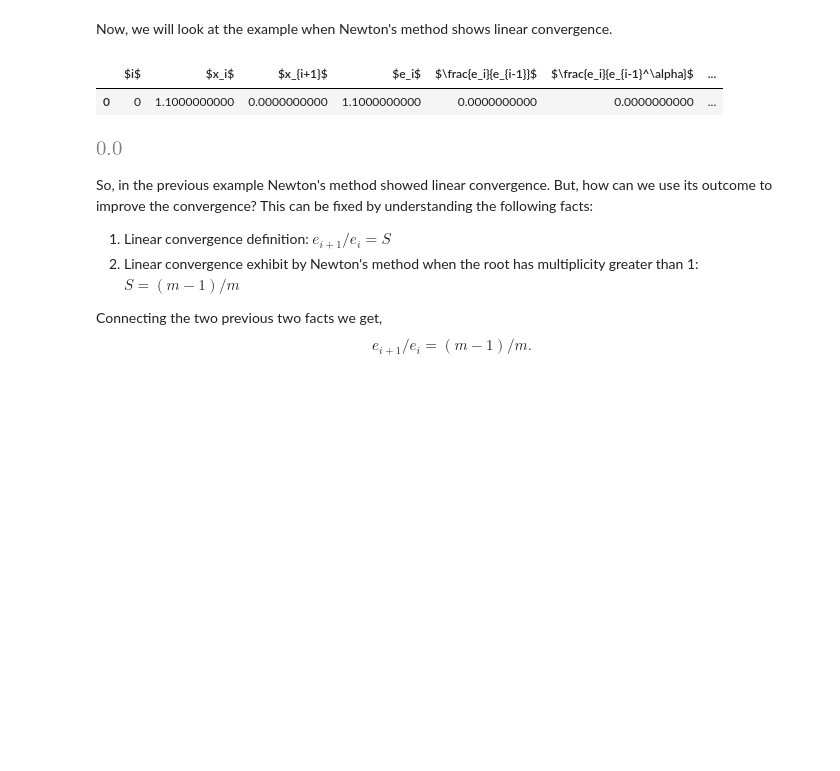
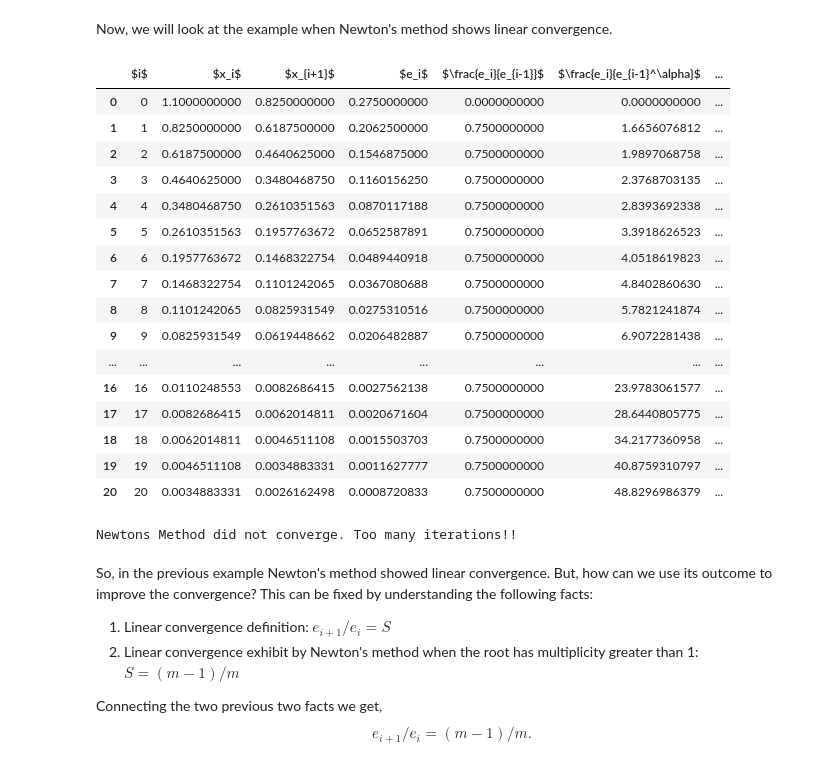
Before and after one commit to tclaudioe/Scientific-Computing-V3, a Jupyter notebook: 03_roots_of_1D_functions.ipynb, the cells around one changed output. Cells and saved outputs as stored; diff of their text form; code cells hidden in the pictures; blank space fills up the shorter version.

```diff
--- a/03_roots_of_1D_functions.ipynb
+++ b/03_roots_of_1D_functions.ipynb
@@ -582,11 +572,26 @@ Now, we will look at the example when Newton's method shows linear convergence.
 # %%
 f = lambda x: x**4
 fp = lambda x: 4*x**3 # the derivative of f
-newton_method(f, fp, 1.1, rel_error=1e-1, m=4, maxNumberIterations=20)
+newton_method(f, fp, 1.1, rel_error=1e-1, m=1, maxNumberIterations=20)
 # %% [output]
 |  | $i$ | $x_i$ | $x_{i+1}$ | $e_i$ | $\frac{e_i}{e_{i-1}}$ | $\frac{e_i}{e_{i-1}^\alpha}$ | ... |
-| 0 | 0 | 1.1000000000 | 0.0000000000 | 1.1000000000 | 0.0000000000 | 0.0000000000 | ... |
+| 0 | 0 | 1.1000000000 | 0.8250000000 | 0.2750000000 | 0.0000000000 | 0.0000000000 | ... |
+| 1 | 1 | 0.8250000000 | 0.6187500000 | 0.2062500000 | 0.7500000000 | 1.6656076812 | ... |
+| 2 | 2 | 0.6187500000 | 0.4640625000 | 0.1546875000 | 0.7500000000 | 1.9897068758 | ... |
+| 3 | 3 | 0.4640625000 | 0.3480468750 | 0.1160156250 | 0.7500000000 | 2.3768703135 | ... |
+| 4 | 4 | 0.3480468750 | 0.2610351563 | 0.0870117188 | 0.7500000000 | 2.8393692338 | ... |
+| 5 | 5 | 0.2610351563 | 0.1957763672 | 0.0652587891 | 0.7500000000 | 3.3918626523 | ... |
+| 6 | 6 | 0.1957763672 | 0.1468322754 | 0.0489440918 | 0.7500000000 | 4.0518619823 | ... |
+| 7 | 7 | 0.1468322754 | 0.1101242065 | 0.0367080688 | 0.7500000000 | 4.8402860630 | ... |
+| 8 | 8 | 0.1101242065 | 0.0825931549 | 0.0275310516 | 0.7500000000 | 5.7821241874 | ... |
+| 9 | 9 | 0.0825931549 | 0.0619448662 | 0.0206482887 | 0.7500000000 | 6.9072281438 | ... |
+| ... | ... | ... | ... | ... | ... | ... | ... |
+| 16 | 16 | 0.0110248553 | 0.0082686415 | 0.0027562138 | 0.7500000000 | 23.9783061577 | ... |
+| 17 | 17 | 0.0082686415 | 0.0062014811 | 0.0020671604 | 0.7500000000 | 28.6440805775 | ... |
+| 18 | 18 | 0.0062014811 | 0.0046511108 | 0.0015503703 | 0.7500000000 | 34.2177360958 | ... |
+| 19 | 19 | 0.0046511108 | 0.0034883331 | 0.0011627777 | 0.7500000000 | 40.8759310797 | ... |
+| 20 | 20 | 0.0034883331 | 0.0026162498 | 0.0008720833 | 0.7500000000 | 48.8296986379 | ... |
-[figure, removed]
+Newtons Method did not converge. Too many iterations!!
 # %% [markdown]
 So, in the previous example Newton's method showed linear convergence.
 But, how can we use its outcome to improve the convergence?
```
Also changed, not shown: parts of 6 cells of this notebook, 2 other files.
